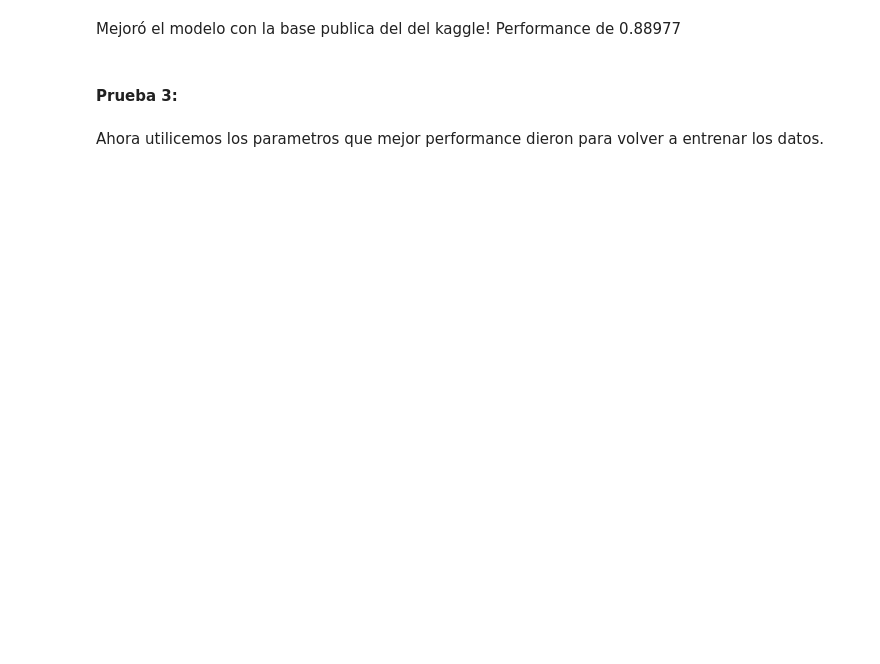
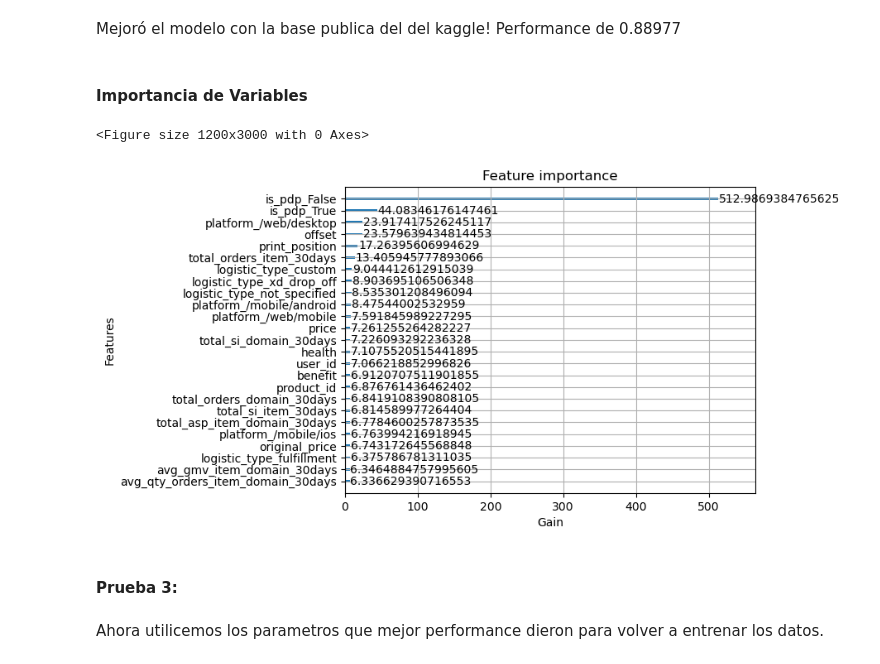
Before and after one commit to azulnogueraa/Prediccion_de_Conversion_IA, a Jupyter notebook: analisis.ipynb, the cells around one changed output. Saved outputs shown, nothing was run; the diff lists cells and outputs as text; code cells hidden in the pictures; blank space fills up the shorter version.

```diff
--- a/analisis.ipynb
+++ b/analisis.ipynb
@@ -178,0 +227,25 @@ df["listing_type_id"] = df["listing_type_id"].apply(lambda x: 1 if x == "True" e
+# %%
+def extraer_digitos(texto):
+    # Utiliza una expresión regular para encontrar todos los dígitos en el texto
+    digitos_encontrados = re.findall(r'\d+', str(texto))
+
+    # Convierte los dígitos encontrados en una cadena única
+    numeros = ''.join(digitos_encontrados)
+
+    if len(numeros) == 0:
+        # Si no se encontraron dígitos, que el dijito sea 0
+        numeros = '0'
+
+    # Convierte la cadena de números en un entero
+    try:
+        return int(numeros)
+    except ValueError:
+        return None  # En caso de que no se puedan convertir a un entero
+
+
+
+# Aplica la función a la columna "Texto"
+df['warranty'] = df['warranty'].apply(extraer_digitos)
+
+# Aplicar la multiplicación a los valores menores o iguales a 12
+df['warranty'] = df['warranty'].apply(lambda x: x * 30 if x <= 12 else x)
@@ -305,4 +409,4 @@ param_dist_1 = {'max_depth': stats.randint(1,20),
 cv = StratifiedKFold(n_splits=3, random_state=41, shuffle=True)
 
 xgb_random_1 = RandomizedSearchCV(model_xgb_1,param_dist_1, cv=cv, verbose=1, n_jobs=1,scoring='roc_auc',n_iter=3,random_state=41)
-xgb_random.fit(X_train,y_train)
+xgb_random_1.fit(X_train,y_train)
@@ -409,6 +511,24 @@ submission_df.to_csv("xg_boost.2.csv", sep=",", index=False)
 # %% [markdown]
 Mejoró el modelo con la base publica del del kaggle!
 Performance de 0.88977
+# %% [markdown]
+#### Importancia de Variables
+# %%
+
+# Obtener el mejor modelo entrenado de tu RandomizedSearchCV
+best_model_xgb = xgb_random_2.best_estimator_
+
+# Ajustar el tamaño del gráfico utilizando figsize
+plt.figure(figsize=(12, 30))   # Ajusta el tamaño según tus preferencias
+
+# Generar el gráfico de importancia
+xgb.plot_importance(best_model_xgb, max_num_features=25,  importance_type="gain", xlabel="Gain")
+
+# Mostrar el gráfico
+plt.show()
+# %% [output]
+<Figure size 1200x3000 with 0 Axes>
+[figure, added]
 # %% [markdown]
 #### Prueba 3:
 # %% [markdown]
```
Also changed, not shown: parts of 28 cells of this notebook.
